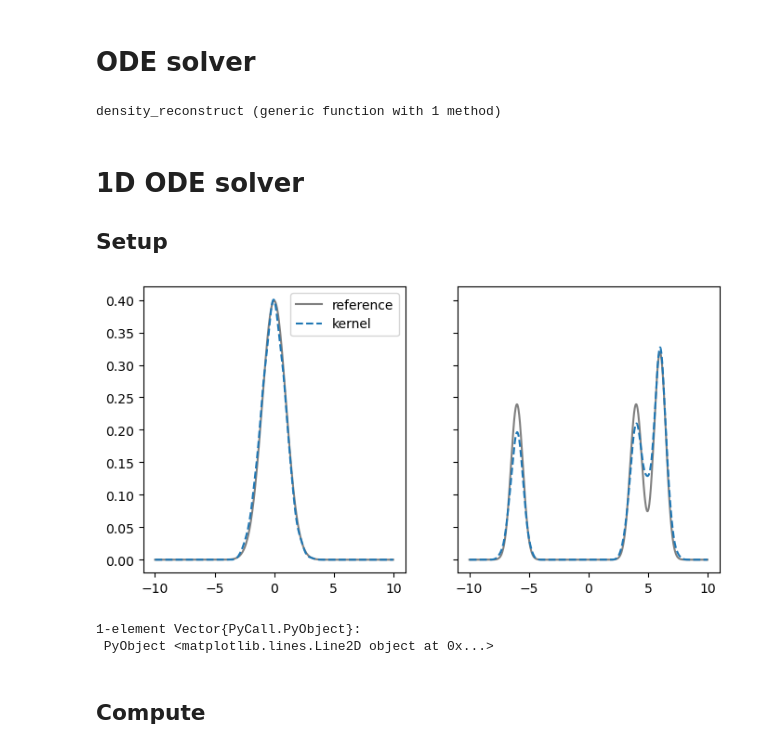
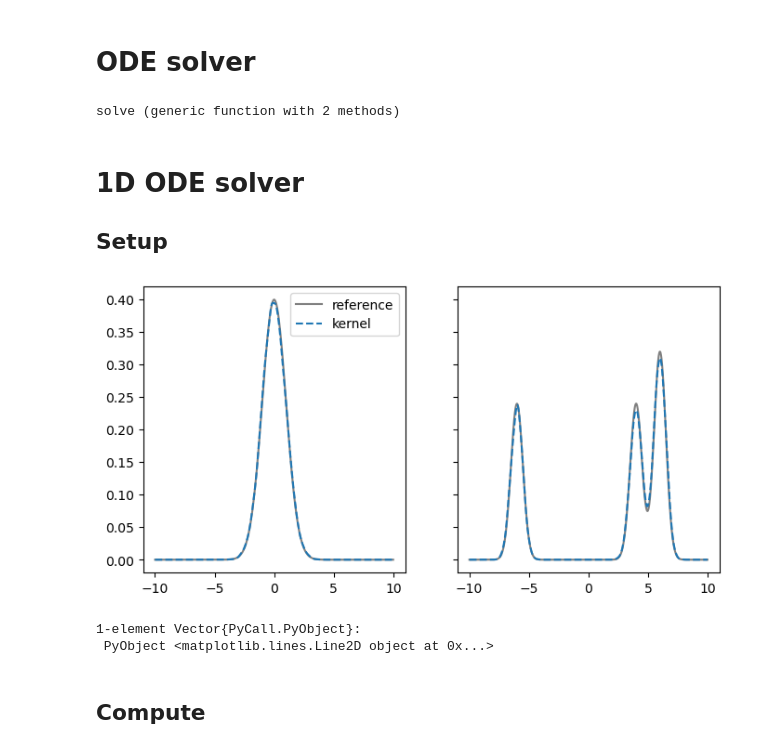
Before and after one commit to Zhengyu-Huang/InverseProblems.jl, a Jupyter notebook: Diffusion/Gaussian-mixture-density.ipynb, the cells around one changed output. Saved outputs shown, nothing was run; the diff lists cells and outputs as text; code cells hidden in the pictures.

```diff
--- a/Diffusion/Gaussian-mixture-density.ipynb
+++ b/Diffusion/Gaussian-mixture-density.ipynb
@@ -73,9 +87,17 @@ function compute_qt(x_w::Array{FT,1}, x_mean::Array{FT,2}, xx_cov::Array{FT,3},
     N_modes, dim = size(x_mean)
     N_x = size(xx, 1)
     x_mean_t, xx_cov_t = compute_mt_covt(x_w, x_mean, xx_cov, t)
+
+    det_xx_cov_t = zeros(N_modes)
+    xx_prec_t = zeros(N_modes, dim, dim)
+    for im = 1:N_modes
+        det_xx_cov_t[im] = det(xx_cov_t[im,:,:])
+        xx_prec_t[im,:,:] = inv(xx_cov_t[im,:,:])
+    end
+
     qt = zeros(N_x)
     for i = 1:N_x
-        qt[i] = Gaussian_mixture_density(x_w, x_mean_t, xx_cov_t, xx[i,:]; propto= false)
+        qt[i] = Gaussian_mixture_density(x_w, x_mean_t, xx_cov_t, xx[i,:]; propto= false, det_xx_cov=det_xx_cov_t, xx_prec = xx_prec_t)
     end
     return qt
 end
@@ -94,9 +116,18 @@ function compute_qt_score(x_w::Array{FT,1}, x_mean::Array{FT,2}, xx_cov::Array{F
     N_modes, dim = size(x_mean)
     N_x = size(xx, 1)
     x_mean_t, xx_cov_t = compute_mt_covt(x_w, x_mean, xx_cov, t)
+
+    det_xx_cov_t = zeros(N_modes)
+    xx_prec_t = zeros(N_modes, dim, dim)
+    for im = 1:N_modes
+        det_xx_cov_t[im] = det(xx_cov_t[im,:,:])
+        xx_prec_t[im,:,:] = inv(xx_cov_t[im,:,:])
+    end
+
+
     ∇logqt = zeros(N_x, dim)
     for i = 1:N_x
-        ∇logqt[i, :] = Gaussian_mixture_score_function(x_w, x_mean_t, xx_cov_t, xx[i,:])
+        ∇logqt[i, :] = Gaussian_mixture_score_function(x_w, x_mean_t, xx_cov_t, xx[i,:], det_xx_cov=det_xx_cov_t, xx_prec = xx_prec_t)
     end
     return ∇logqt
 end
@@ -340,72 +390,72 @@ function time_update(Y, t, dt, compute_v::Function)
     return Y_n
 end
 
-function solve(T, Nt, Y0, compute_v::Function; ts = LinRange(0, T, Nt+1))
+function solve(T, Nt, Y0, compute_v::Function; ts = LinRange(0, T, Nt+1), save_ts_ind::Array{Int64,1} = Array(0:Nt+1))
+    # save at time dt*save_ts_ind[1], dt*save_ts_ind[2] ...
+
     J, dim = size(Y0)
-    Ys = zeros(Nt+1, J, dim)
-    Ys[1, :, :] .= Y0
+    Nt_save = length(save_ts_ind)
+    Ys = zeros(Nt_save, J, dim)
+    save_id = 1
+
+    if save_ts_ind[save_id] == 0
+        Ys[save_id, :, :] .= Y0
+        save_id += 1
+    end
+
+    Y = copy(Y0)
     for i = 1:Nt
         dt = ts[i+1] - ts[i]
         t = ts[i]
-        Ys[i+1, :, :] = time_update(Ys[i, :, :], t, dt, compute_v)
+        Y = time_update(Y , t, dt, compute_v)
+        if save_id <= Nt_save && save_ts_ind[save_id] == i
+            Ys[save_id, :, :] .= Y
+            save_id += 1
+        end
     end
 
-    return Ys
+    return Ys, ts[save_ts_ind.+1]
 end
-
-function density_reconstruct(Y)
-    J, dim = size(Y)
-
-
-    return Ys
-end
 # %% [output]
-density_reconstruct (generic function with 1 method)
+solve (generic function with 2 methods)
 # %% [markdown]
 # 1D ODE solver
 ## Setup
 # %%
 Random.seed!(42)
-Ny, dim = 1000, 1
+Ny, dim = 40000, 1
 
-x_w = [0.3; 0.3; 0.4]
-x_mean = vcat([-6.0;;], [4.0;;], [6.0;;])
-xx_cov = vcat([0.25;;;], [0.25;;;], [0.25;;;])
-T, Nt = 4.0, 400
-
+T = 4.0
 # Initial condition
 Y0 = rand(Normal(0, 1), (Ny, dim))
-
 
 # Visualize initial condition
 
 cbandwidth(t) = (4/(Ny*(dim + 2)))^(1/(dim+4)) * (0.5*t/T + 1.0*(1 - t/T))
 
 x_l, x_r, Ne = -10, 10, 1000
 Δx = (x_r - x_l) / Ne
 xx = LinRange(x_l, x_r, Ne + 1)
 xc = (xx[1:Ne] + xx[2:Ne+1])/2.0
 ρ0 = compute_qt([1.0;], [0.0;;], [1.0;;;], 0.0, Array(reshape(xc, (Ne, 1))))
 kernel = kde(Y0[:,1], bandwidth=cbandwidth(0.0))
 ρ̂0 = pdf(kernel, xc)
 ρT = compute_qt(x_w, x_mean, xx_cov, 0.0, Array(reshape(xc, (Ne, 1))))
 YT = rand(MixtureModel(Normal[
    Normal(x_mean[1,1], sqrt(xx_cov[1,1,1])),
    Normal(x_mean[2,1], sqrt(xx_cov[2,1,1])),
    Normal(x_mean[3,1], sqrt(xx_cov[3,1,1]))], x_w), (Ny, dim))
 
 kernel = kde(YT[:,1], bandwidth=cbandwidth(0.0))
 ρ̂T = pdf(kernel, xc)
 fig, ax = fig, ax = PyPlot.subplots(nrows = 1, ncols=2, sharex=true, sharey="row", figsize=(8,4))
 ax[1].plot(xc, ρ0, "-", color="grey", label="reference")
 ax[1].plot(xc, ρ̂0, "--", color="C0", label="kernel")
-#ax[1].hist(Y0[:,1], bins = 10, density = true, histtype = "step", color="C1", linewidth=2, label="bin")
 ax[1].legend()
 ax[2].plot(xc, ρT, "-", color="grey", label="reference")
 ax[2].plot(xc, ρ̂T, "--", color="C0", label="kernel")
-#ax[2].hist(YT[:,1], bins = 100, density = true, histtype = "step", color="C1", linewidth=2, label="bin")
 # %% [output]
-[figure, old version]
+[figure, new version]
 1-element Vector{PyCall.PyObject}:
  PyObject <matplotlib.lines.Line2D object at 0x...>
 # %% [markdown]
```
Also changed, not shown: parts of 17 cells of this notebook.
